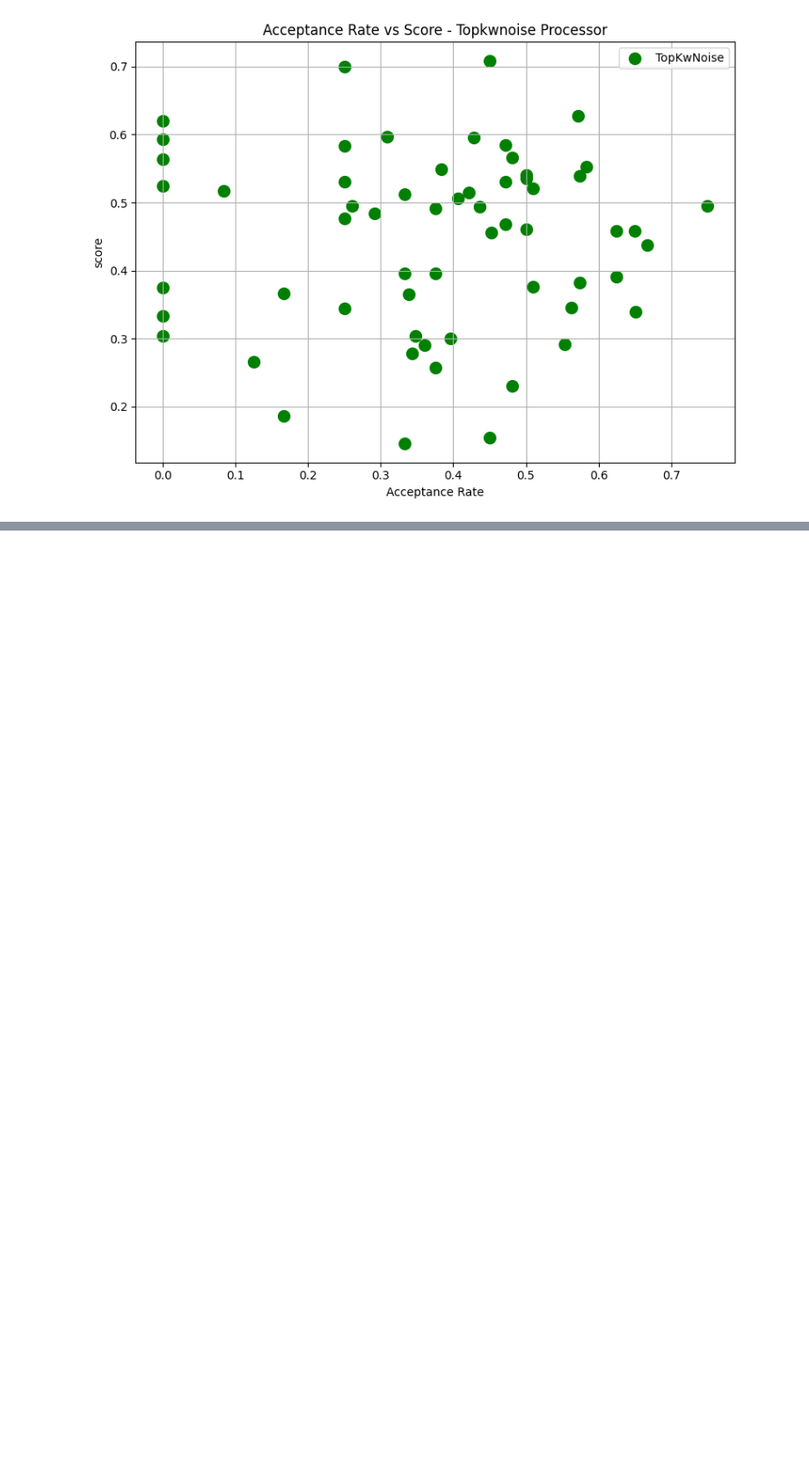
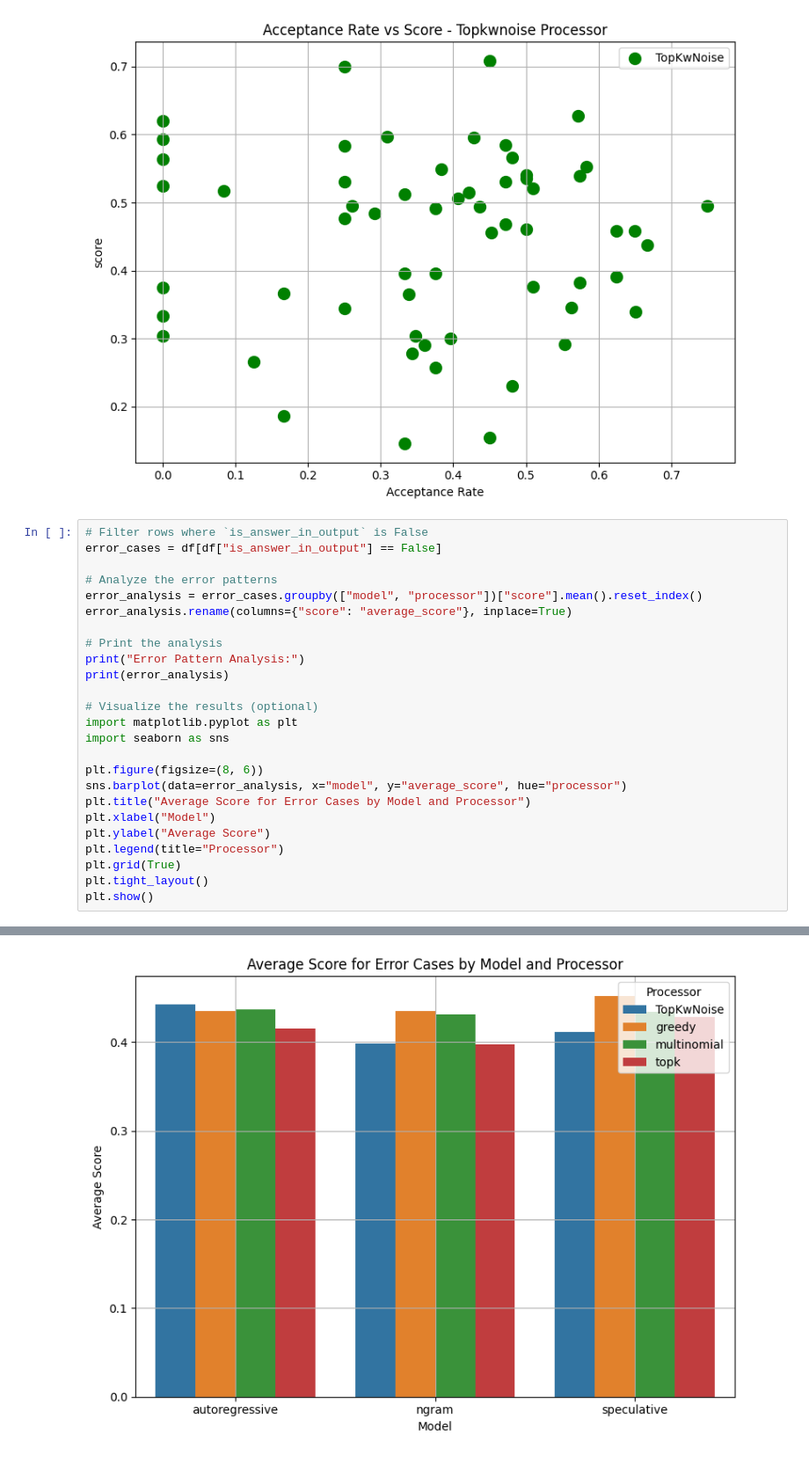
Before and after one commit to EulerMacaroni/Speculative-Decoding, a Jupyter notebook: results/Analysis.ipynb, the cells around one changed output, grey strips where cells are left out. Shown at 88% size. Saved outputs shown, nothing was run; the diff lists cells and outputs as text; blank space fills up the shorter version.

Commit message:
analysis extra for relationship between variables and answer containment

```diff
--- a/results/Analysis.ipynb
+++ b/results/Analysis.ipynb
@@ -375,3 +375,29 @@ for processor in processors:
 [figure]
 [figure]
 [figure]
+# %%
+# Filter rows where `is_answer_in_output` is False
+error_cases = df[df["is_answer_in_output"] == False]
+
+# Analyze the error patterns
+error_analysis = error_cases.groupby(["model", "processor"])["score"].mean().reset_index()
+error_analysis.rename(columns={"score": "average_score"}, inplace=True)
+
+# Print the analysis
+print("Error Pattern Analysis:")
+print(error_analysis)
+
+# Visualize the results (optional)
+import matplotlib.pyplot as plt
+import seaborn as sns
+
+plt.figure(figsize=(8, 6))
+sns.barplot(data=error_analysis, x="model", y="average_score", hue="processor")
+plt.title("Average Score for Error Cases by Model and Processor")
+plt.xlabel("Model")
+plt.ylabel("Average Score")
+plt.legend(title="Processor")
+plt.grid(True)
+plt.tight_layout()
+plt.show()
+# %% [output]
@@ -377,0 +418 @@ for processor in processors:
+[figure, added]
```
Also changed, not shown: parts of 2 cells of this notebook.
